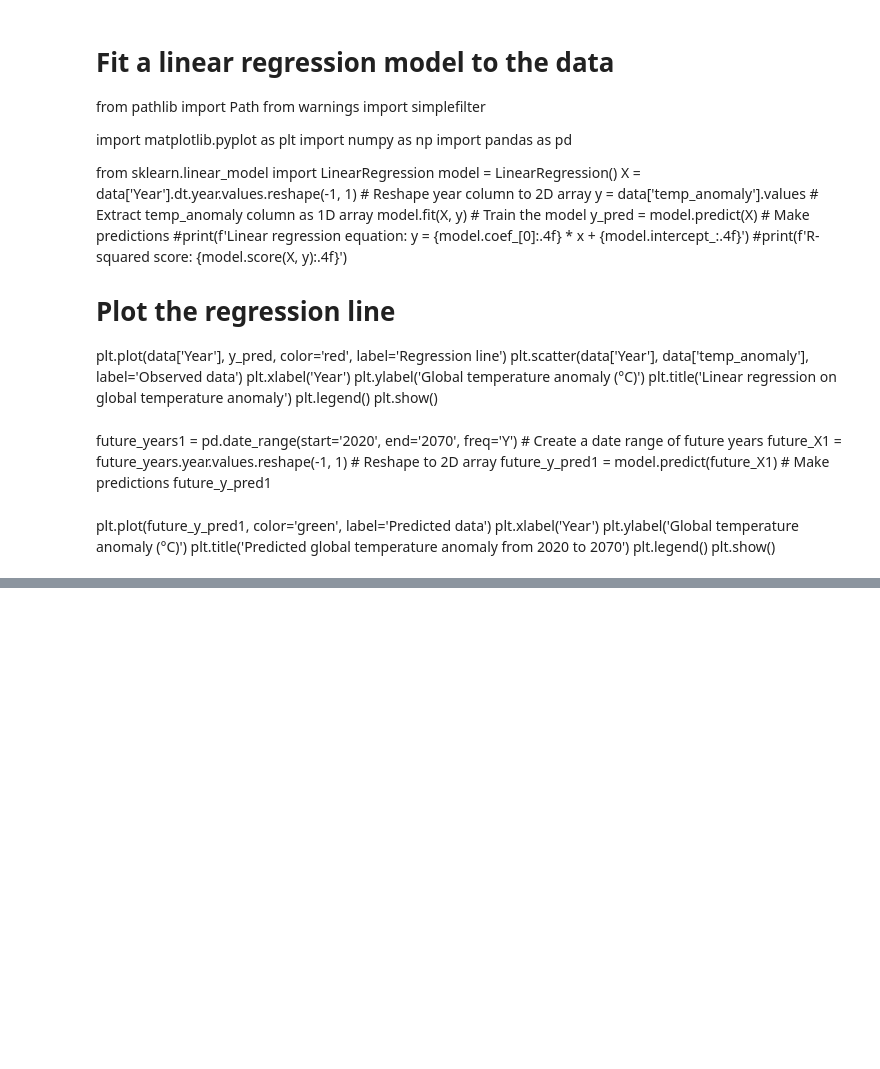
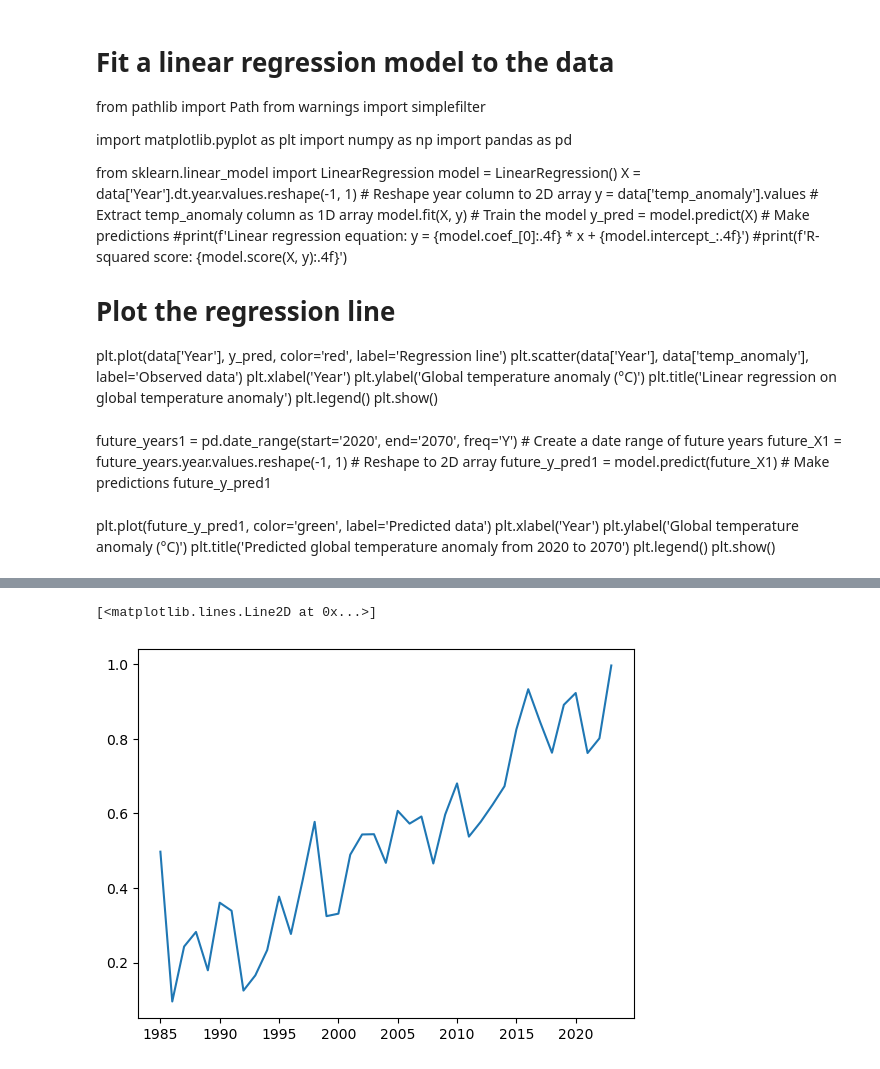
Before and after one commit to dectan/Programming-for-Data-Analysis-Project-2, a Jupyter notebook: Project 2.ipynb, the cells around one changed output, grey strips where cells are left out. Saved outputs shown, nothing was run; the diff lists cells and outputs as text; code cells hidden in the pictures; blank space fills up the shorter version.

```diff
--- a/Project 2.ipynb
+++ b/Project 2.ipynb
@@ -1226 +1157,6 @@ temp_noaa2s
+# %%
+plt.plot(mean_temp_anomaly['year'],mean_temp_anomaly['anomaly'], label = 'mean_temp_anomaly')
+# %% [output]
+[<matplotlib.lines.Line2D at 0x...>]
+[figure, added]
 # %%
```
Also changed, not shown: parts of 24 cells of this notebook, 4 other files.
